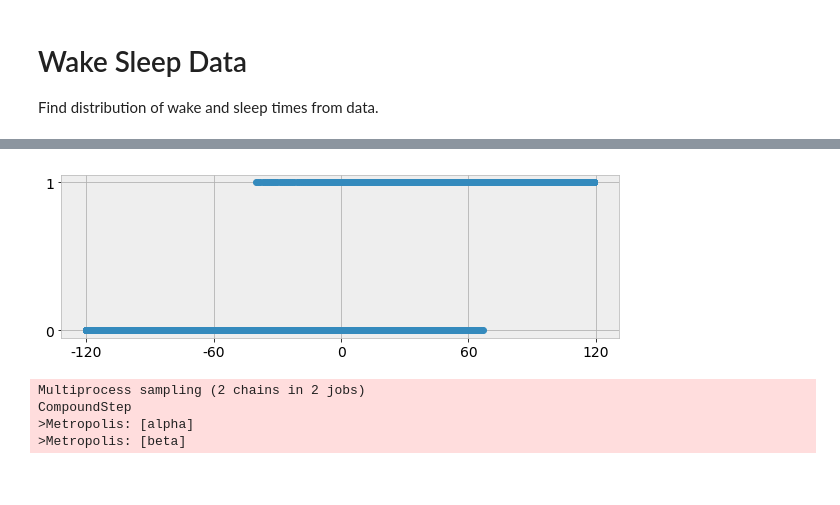
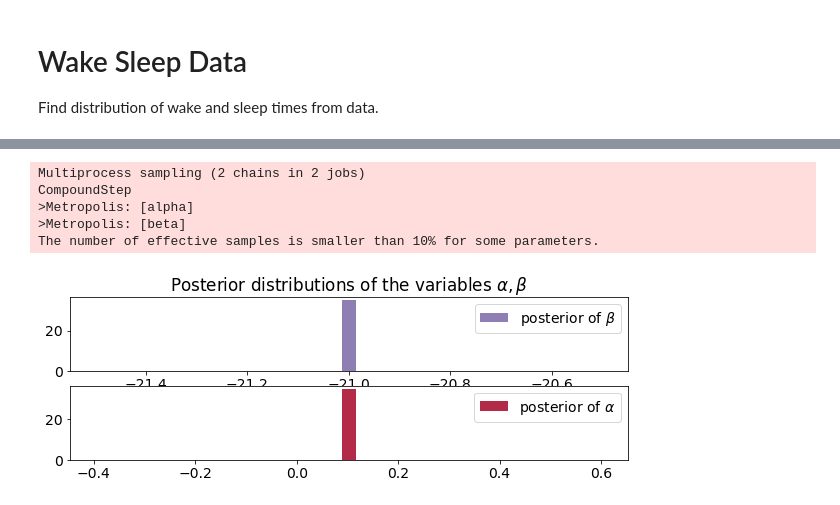
Before and after one commit to WillKoehrsen/eecs-491, a Jupyter notebook: assign/assign_1/assign_1.ipynb, the cells around one changed output, grey strips where cells are left out. Drawn from its saved outputs; the diff is of its cells as text; code cells hidden in the pictures.

```diff
--- a/assign/assign_1/assign_1.ipynb
+++ b/assign/assign_1/assign_1.ipynb
@@ -149,6 +155,0 @@ max(sleep_data['time_offset'])
-# %%
-plt.plot(wake_data['time_offset'], wake_data['indicator'], 'o');
-plt.yticks([0, 1], [0, 1]);
-plt.xticks([-120, -60, 0, 60, 120], [-120, -60, 0, 60, 120]);
-# %% [output]
-[figure, removed]
@@ -169,28 +167,30 @@ with sleep_model:
 
     start = pm.find_MAP()
     step = pm.Metropolis()
-    trace = pm.sample(1000, step=step, start=start)
-    burned_trace = trace[100000::2]
+    trace = pm.sample(100, step=step, start=start)
+    burned_trace = trace[::2]
 # %% [output]
 Multiprocess sampling (2 chains in 2 jobs)
 CompoundStep
 >Metropolis: [alpha]
 >Metropolis: [beta]
+The number of effective samples is smaller than 10% for some parameters.
 # %%
 alpha_samples = burned_trace["alpha"][:, None]  # best to make them 1d
 beta_samples = burned_trace["beta"][:, None]
 
-figsize(12.5, 6)
 
 #histogram of the samples:
 plt.subplot(211)
 plt.title(r"Posterior distributions of the variables $\alpha, \beta$")
 plt.hist(beta_samples, histtype='stepfilled', bins=35, alpha=0.85,
          label=r"posterior of $\beta$", color="#7A68A6", normed=True)
 plt.legend()
 
 plt.subplot(212)
 plt.hist(alpha_samples, histtype='stepfilled', bins=35, alpha=0.85,
          label=r"posterior of $\alpha$", color="#A60628", normed=True)
 plt.legend();
+# %% [output]
+[figure, added]
 # %%
```
Also changed, not shown: parts of 15 cells of this notebook.
